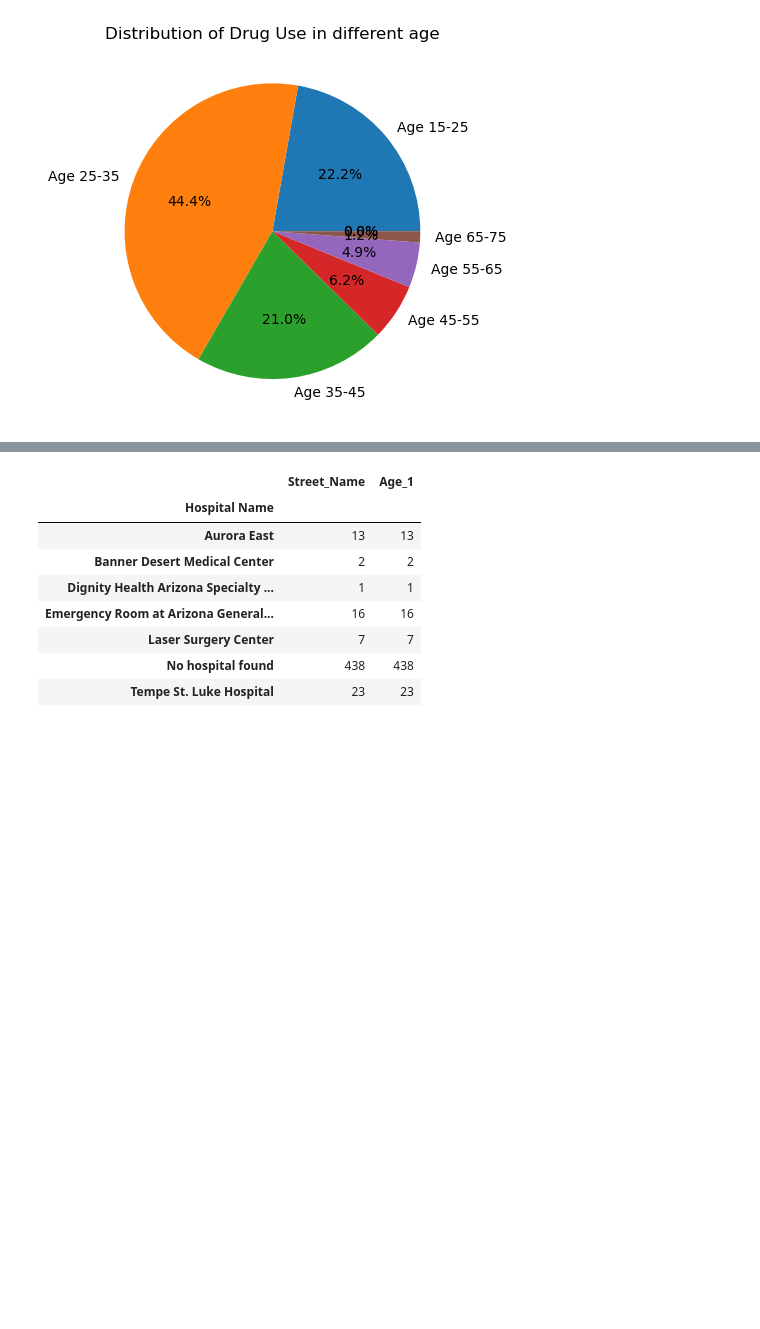
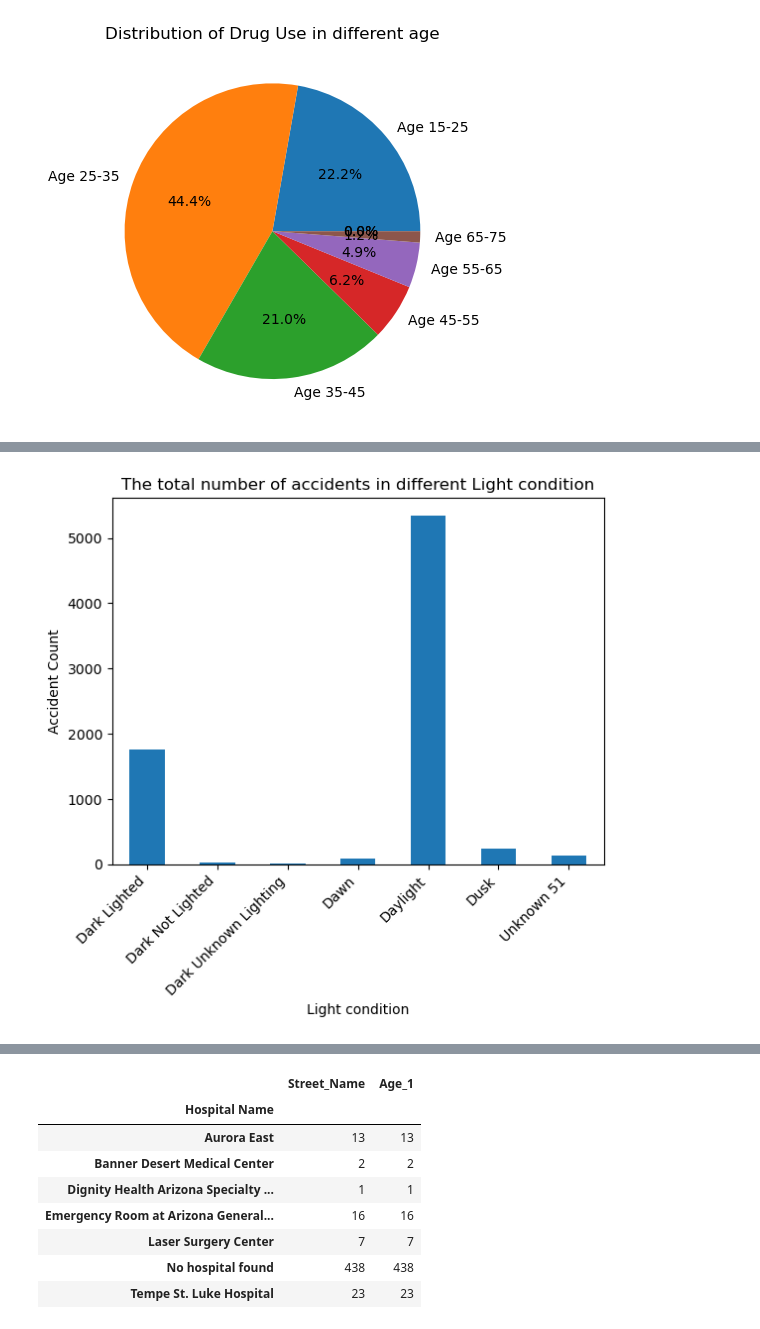
Before and after one commit to DeStafford/Project-1-, a Jupyter notebook: Data Visualization_Project-tina-api.ipynb, the cells around one changed output, grey strips where cells are left out. Drawn from its saved outputs; the diff is of its cells as text; code cells hidden in the pictures; blank space fills up the shorter version.

```diff
--- a/Data Visualization_Project-tina-api.ipynb
+++ b/Data Visualization_Project-tina-api.ipynb
@@ -275,0 +344,3 @@ plt.show()
+# %%
+light_Condition=crash_data.groupby("Light_Condition").count()["Incident_ID"]
+light_Condition
@@ -276,3 +357,16 @@ plt.show()
+# %%
+#Generate a bar plot showing the total number of accidents in different light condition
+Figure_age_injuries = light_Condition.plot(
+    kind="bar", xlabel="Light condition", ylabel="Accident Count", rot=0)
+
+x_set =light_Condition.index
+tick_locations = range(len(x_set))
+plt.xticks(tick_locations, x_set, rotation=45, ha="right")
+plt.title("The total number of accidents in different Light condition")
+plt.savefig("output/light condition.png")
+plt.show()
+# %% [output]
+[figure, added]
 # %%
 #now we can find nearest hospital to know that which hospital should have better facilities as emergency.
 # Use the Pandas copy function to create DataFrame called hospital to store the streetname, collisionmanner,CrossStreet
```
Also changed, not shown: parts of 10 cells of this notebook, 14 other files.
